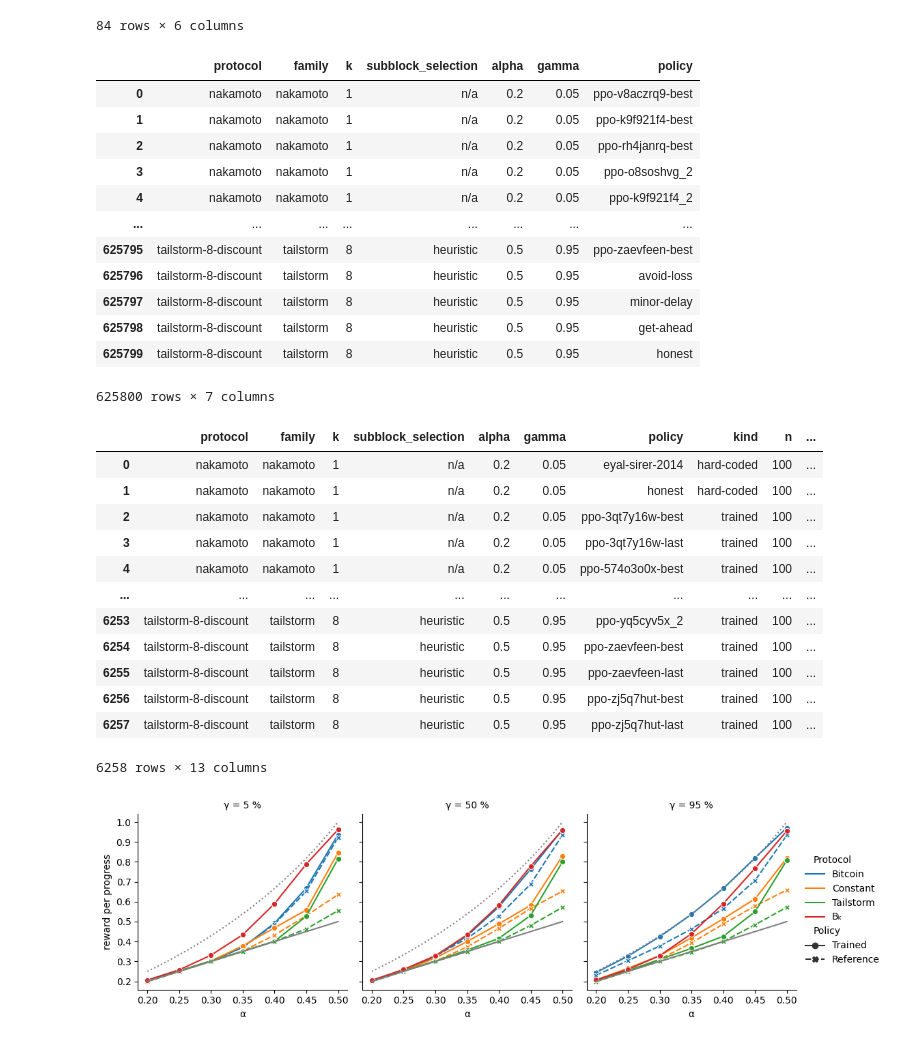
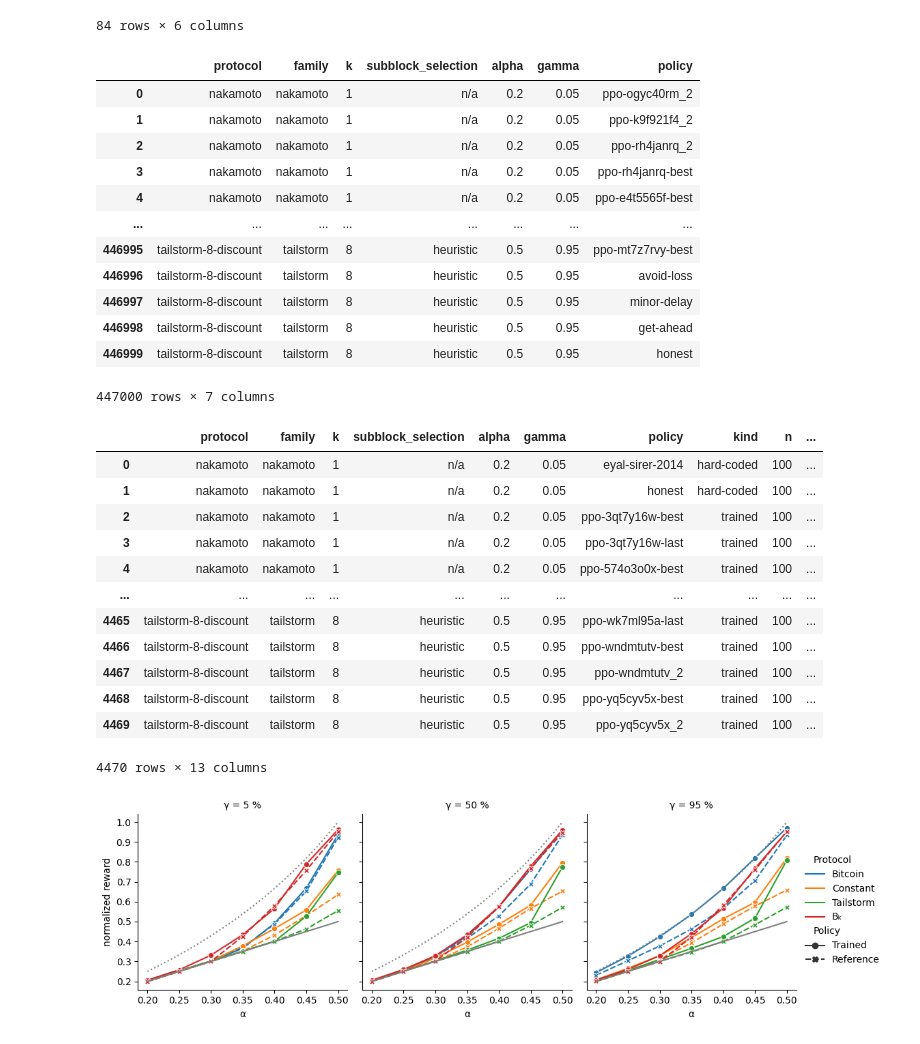
Before and after one commit to pkel/cpr, a Jupyter notebook: experiments/rl-eval/rl-results-condensed.ipynb, the cells around one changed output. Saved outputs shown, nothing was run; the diff lists cells and outputs as text; code cells hidden in the pictures.

```diff
--- a/experiments/rl-eval/rl-results-condensed.ipynb
+++ b/experiments/rl-eval/rl-results-condensed.ipynb
@@ -101,25 +101,24 @@ settings
 84 rows × 6 columns
 # %%
 trained_episodes = (
-    episodes.query('kind == "trained" or (family in ["nakamoto", "tailstorm"])')
-    .sort_values(setting_key)
-    .reset_index(drop=True)
+    # episodes.query('kind == "trained" or (family in ["nakamoto", "tailstorm"])')
+    episodes.sort_values(setting_key).reset_index(drop=True)
 )
 trained_episodes[setting_key + ["policy"]]
 # %% [output]
 |  | protocol | family | k | subblock_selection | alpha | gamma | policy |
-| 0 | nakamoto | nakamoto | 1 | n/a | 0.2 | 0.05 | ppo-v8aczrq9-best |
-| 1 | nakamoto | nakamoto | 1 | n/a | 0.2 | 0.05 | ppo-k9f921f4-best |
-| 2 | nakamoto | nakamoto | 1 | n/a | 0.2 | 0.05 | ppo-rh4janrq-best |
-| 3 | nakamoto | nakamoto | 1 | n/a | 0.2 | 0.05 | ppo-o8soshvg_2 |
-| 4 | nakamoto | nakamoto | 1 | n/a | 0.2 | 0.05 | ppo-k9f921f4_2 |
+| 0 | nakamoto | nakamoto | 1 | n/a | 0.2 | 0.05 | ppo-ogyc40rm_2 |
+| 1 | nakamoto | nakamoto | 1 | n/a | 0.2 | 0.05 | ppo-k9f921f4_2 |
+| 2 | nakamoto | nakamoto | 1 | n/a | 0.2 | 0.05 | ppo-rh4janrq_2 |
+| 3 | nakamoto | nakamoto | 1 | n/a | 0.2 | 0.05 | ppo-rh4janrq-best |
+| 4 | nakamoto | nakamoto | 1 | n/a | 0.2 | 0.05 | ppo-e4t5565f-best |
 | ... | ... | ... | ... | ... | ... | ... | ... |
-| 625795 | tailstorm-8-discount | tailstorm | 8 | heuristic | 0.5 | 0.95 | ppo-zaevfeen-best |
-| 625796 | tailstorm-8-discount | tailstorm | 8 | heuristic | 0.5 | 0.95 | avoid-loss |
-| 625797 | tailstorm-8-discount | tailstorm | 8 | heuristic | 0.5 | 0.95 | minor-delay |
-| 625798 | tailstorm-8-discount | tailstorm | 8 | heuristic | 0.5 | 0.95 | get-ahead |
-| 625799 | tailstorm-8-discount | tailstorm | 8 | heuristic | 0.5 | 0.95 | honest |
+| 446995 | tailstorm-8-discount | tailstorm | 8 | heuristic | 0.5 | 0.95 | ppo-mt7z7rvy-best |
+| 446996 | tailstorm-8-discount | tailstorm | 8 | heuristic | 0.5 | 0.95 | avoid-loss |
+| 446997 | tailstorm-8-discount | tailstorm | 8 | heuristic | 0.5 | 0.95 | minor-delay |
+| 446998 | tailstorm-8-discount | tailstorm | 8 | heuristic | 0.5 | 0.95 | get-ahead |
+| 446999 | tailstorm-8-discount | tailstorm | 8 | heuristic | 0.5 | 0.95 | honest |
-625800 rows × 7 columns
+447000 rows × 7 columns
 # %%
 model_key = setting_key + ["policy", "kind"]
 models = (
@@ -142,12 +141,12 @@ models
 | 3 | nakamoto | nakamoto | 1 | n/a | 0.2 | 0.05 | ppo-3qt7y16w-last | trained | 100 | ... |
 | 4 | nakamoto | nakamoto | 1 | n/a | 0.2 | 0.05 | ppo-574o3o0x-best | trained | 100 | ... |
 | ... | ... | ... | ... | ... | ... | ... | ... | ... | ... | ... |
-| 6253 | tailstorm-8-discount | tailstorm | 8 | heuristic | 0.5 | 0.95 | ppo-yq5cyv5x_2 | trained | 100 | ... |
-| 6254 | tailstorm-8-discount | tailstorm | 8 | heuristic | 0.5 | 0.95 | ppo-zaevfeen-best | trained | 100 | ... |
-| 6255 | tailstorm-8-discount | tailstorm | 8 | heuristic | 0.5 | 0.95 | ppo-zaevfeen-last | trained | 100 | ... |
-| 6256 | tailstorm-8-discount | tailstorm | 8 | heuristic | 0.5 | 0.95 | ppo-zj5q7hut-best | trained | 100 | ... |
-| 6257 | tailstorm-8-discount | tailstorm | 8 | heuristic | 0.5 | 0.95 | ppo-zj5q7hut-last | trained | 100 | ... |
+| 4465 | tailstorm-8-discount | tailstorm | 8 | heuristic | 0.5 | 0.95 | ppo-wk7ml95a-last | trained | 100 | ... |
+| 4466 | tailstorm-8-discount | tailstorm | 8 | heuristic | 0.5 | 0.95 | ppo-wndmtutv-best | trained | 100 | ... |
+| 4467 | tailstorm-8-discount | tailstorm | 8 | heuristic | 0.5 | 0.95 | ppo-wndmtutv_2 | trained | 100 | ... |
+| 4468 | tailstorm-8-discount | tailstorm | 8 | heuristic | 0.5 | 0.95 | ppo-yq5cyv5x-best | trained | 100 | ... |
+| 4469 | tailstorm-8-discount | tailstorm | 8 | heuristic | 0.5 | 0.95 | ppo-yq5cyv5x_2 | trained | 100 | ... |
-6258 rows × 13 columns
+4470 rows × 13 columns
 # %%
 best_models = models.loc[
     models.groupby(setting_key + ["kind"], observed=True).rpp_mean.idxmax()
@@ -186,32 +185,32 @@ subset["Policy"] = subset.kind.map(humPolicy)
 subset.Policy = pd.Categorical(subset.Policy, categories=["Trained", "Reference"])
 subset["γ"] = subset.gamma.map(lambda x: f"{x * 100:g} %")
 subset["α"] = subset.alpha
 
 fig = sns.relplot(
     kind="line",
     data=subset,
     y="rpp_mean",
     x="α",
     col="γ",
     hue="Protocol",
     style="Policy",
     markers=True,
     height=3.5,
     aspect=1,
 )
-fig.set(ylabel="reward per progress", xlabel="α")
+fig.set(ylabel="normalized reward")
 for ax in fig.axes.flatten():
     alpha = np.linspace(min(best_models.alpha), max(best_models.alpha), 20)
     ax.plot(alpha, alpha, linestyle="solid", color="gray")
     ax.plot(alpha, alpha / (1 - alpha), linestyle="dotted", color="gray")
 
 
 fig.savefig(
     "reward_per_progress_rl.png",
     dpi=600,
     bbox_inches="tight",
     transparent=True,
     pad_inches=0,
 )
 # %% [output]
-[figure, old version]
+[figure, new version]
```
Also changed, not shown: parts of 1 cell of this notebook, 7 other files.
